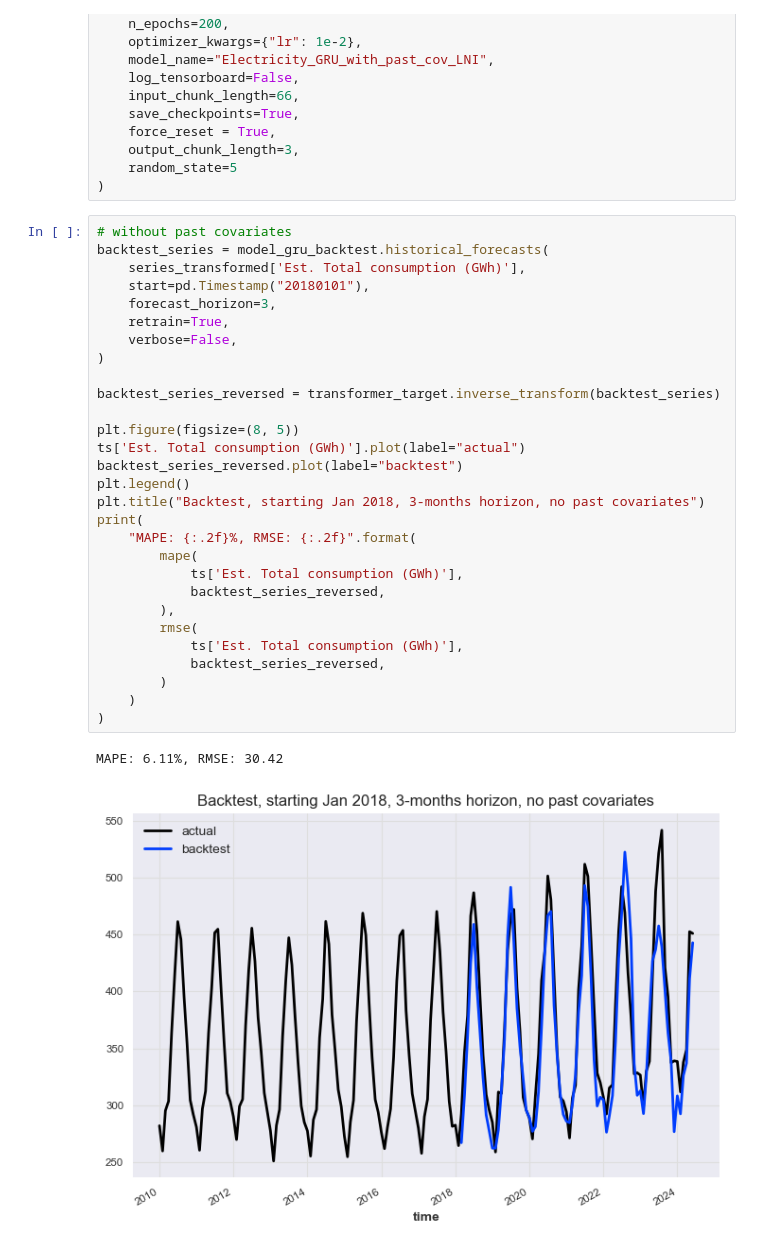
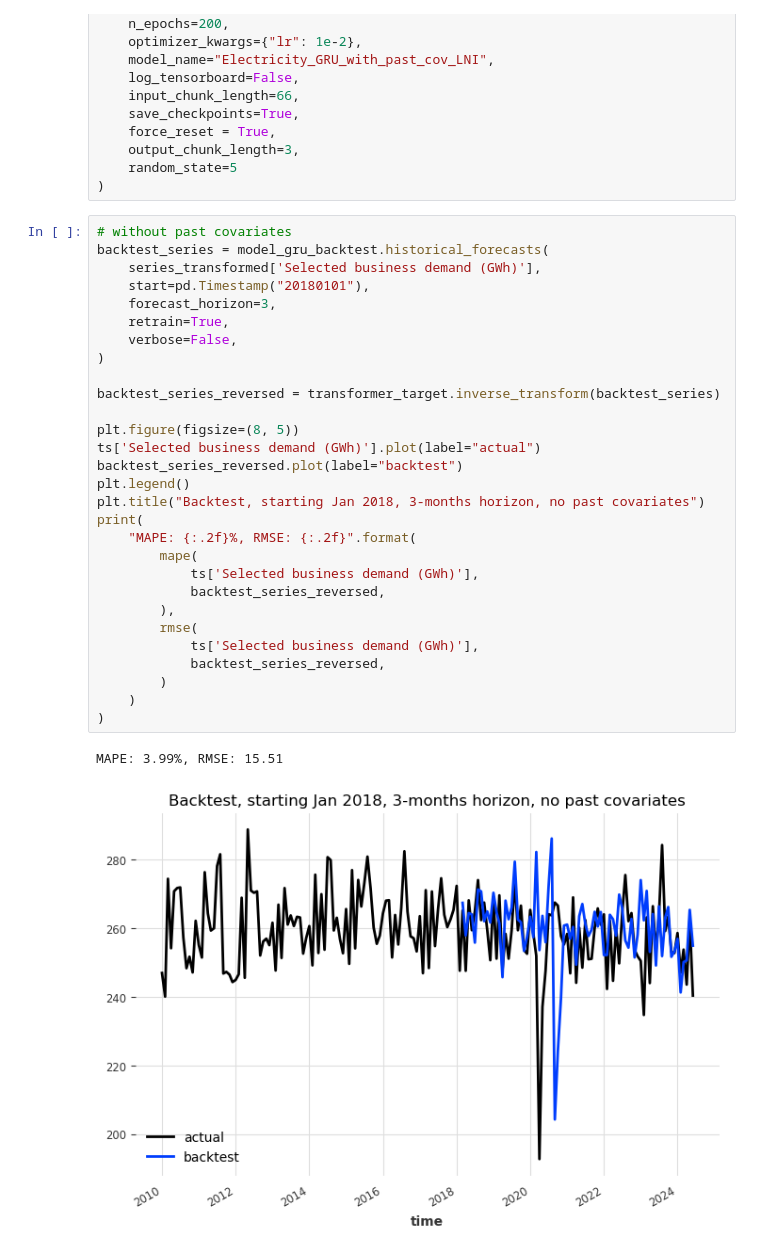
Before and after one commit to TheVeryCoolJackson/COMPSCI760-Electricity-Timeseries, a Jupyter notebook: RNN_test/business/RNN_LNI_bus.ipynb, the cells around one changed output. Cells and saved outputs as stored; diff of their text form.

```diff
--- a/RNN_test/business/RNN_LNI_bus.ipynb
+++ b/RNN_test/business/RNN_LNI_bus.ipynb
@@ -182,35 +179,35 @@ model_gru_backtest = BlockRNNModel(
 # %%
 # without past covariates
 backtest_series = model_gru_backtest.historical_forecasts(
-    series_transformed['Est. Total consumption (GWh)'],
+    series_transformed['Selected business demand (GWh)'],
     start=pd.Timestamp("20180101"),
     forecast_horizon=3,
     retrain=True,
     verbose=False,
 )
 
 backtest_series_reversed = transformer_target.inverse_transform(backtest_series)
 
 plt.figure(figsize=(8, 5))
-ts['Est. Total consumption (GWh)'].plot(label="actual")
+ts['Selected business demand (GWh)'].plot(label="actual")
 backtest_series_reversed.plot(label="backtest")
 plt.legend()
 plt.title("Backtest, starting Jan 2018, 3-months horizon, no past covariates")
 print(
     "MAPE: {:.2f}%, RMSE: {:.2f}".format(
         mape(
-            ts['Est. Total consumption (GWh)'],
+            ts['Selected business demand (GWh)'],
             backtest_series_reversed,
         ),
         rmse(
-            ts['Est. Total consumption (GWh)'],
+            ts['Selected business demand (GWh)'],
             backtest_series_reversed,
         )
     )
 )
 # %% [output]
-MAPE: 6.11%, RMSE: 30.42
+MAPE: 3.99%, RMSE: 15.51
-[figure, old version]
+[figure, new version]
 # %%
 # with past covariates
 backtest_series = model_gru_backtest.historical_forecasts(
```
Also changed, not shown: parts of 4 cells of this notebook, 9 other files.
